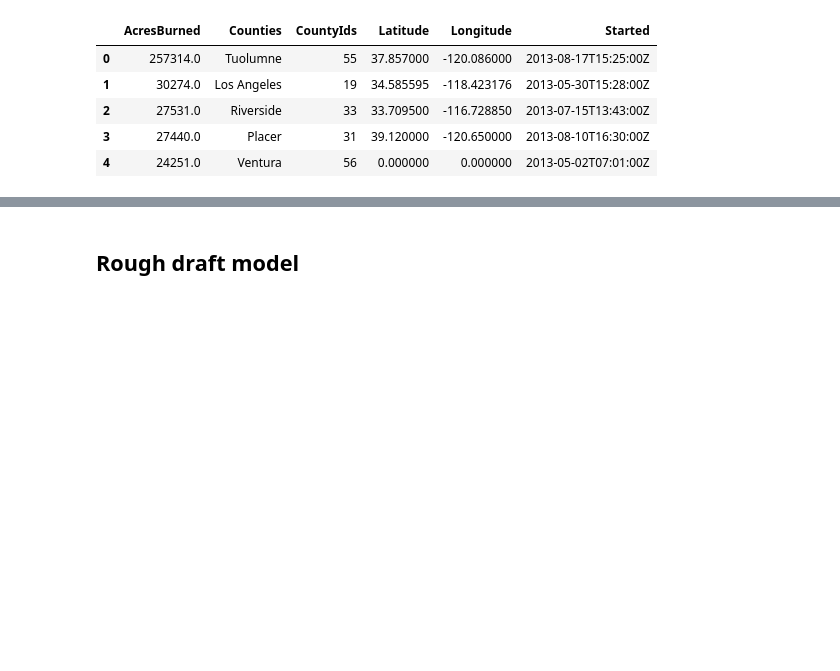
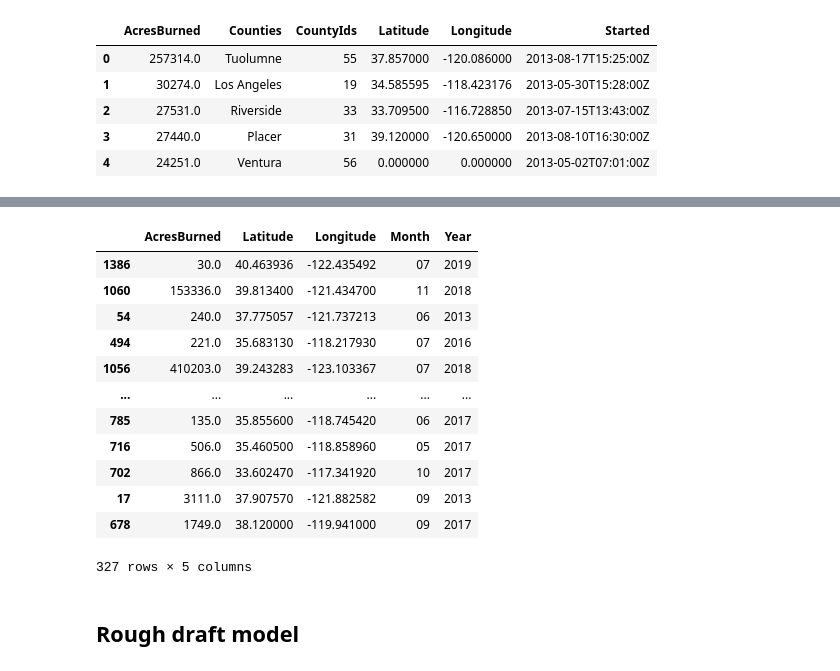
Before and after one commit to winneylee/california-wildfires, a Jupyter notebook: Fire_analysis.ipynb, the cells around one changed output, grey strips where cells are left out. Cells and saved outputs as stored; diff of their text form; code cells hidden in the pictures; blank space fills up the shorter version.

```diff
--- a/Fire_analysis.ipynb
+++ b/Fire_analysis.ipynb
@@ -100,3 +107,19 @@ scaler = StandardScaler()
+# %%
+X_test
+# %% [output]
+|  | AcresBurned | Latitude | Longitude | Month | Year |
+| 1386 | 30.0 | 40.463936 | -122.435492 | 07 | 2019 |
+| 1060 | 153336.0 | 39.813400 | -121.434700 | 11 | 2018 |
+| 54 | 240.0 | 37.775057 | -121.737213 | 06 | 2013 |
+| 494 | 221.0 | 35.683130 | -118.217930 | 07 | 2016 |
+| 1056 | 410203.0 | 39.243283 | -123.103367 | 07 | 2018 |
+| ... | ... | ... | ... | ... | ... |
+| 785 | 135.0 | 35.855600 | -118.745420 | 06 | 2017 |
+| 716 | 506.0 | 35.460500 | -118.858960 | 05 | 2017 |
+| 702 | 866.0 | 33.602470 | -117.341920 | 10 | 2017 |
+| 17 | 3111.0 | 37.907570 | -121.882582 | 09 | 2013 |
+| 678 | 1749.0 | 38.120000 | -119.941000 | 09 | 2017 |
+327 rows × 5 columns
 # %% [markdown]
 ## Rough draft model
 # %%
```
Also changed, not shown: parts of 12 cells of this notebook.
